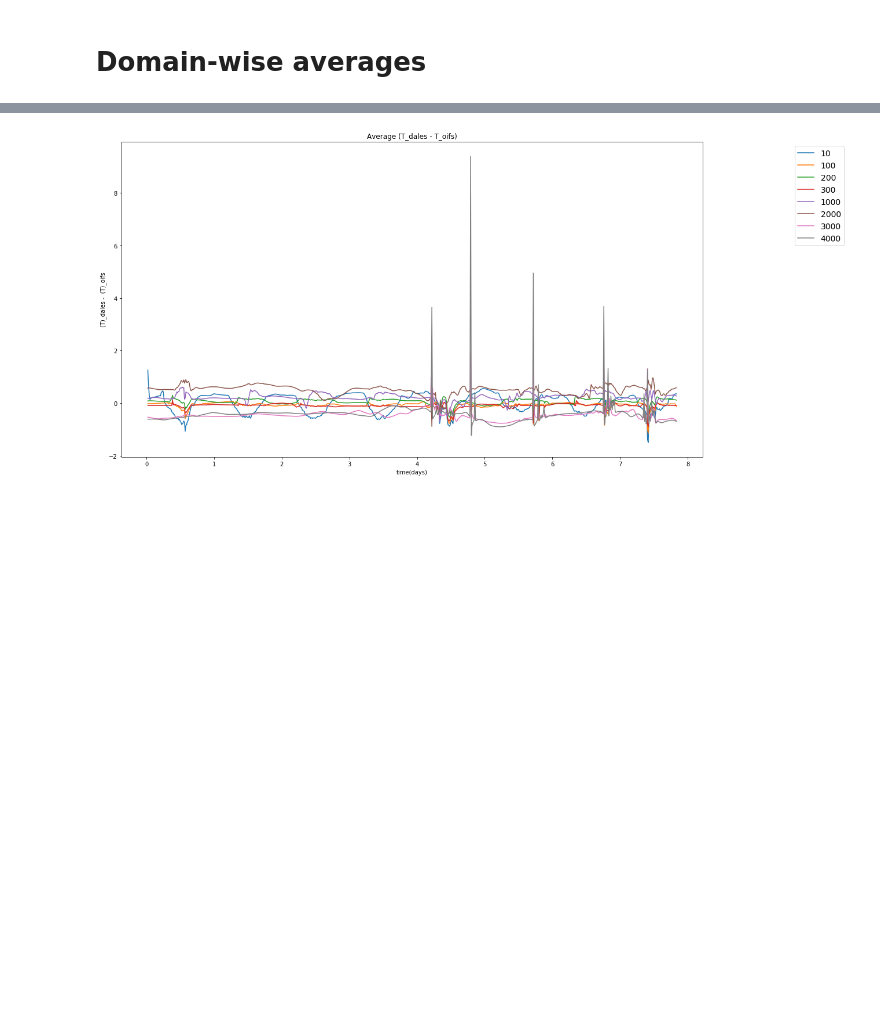
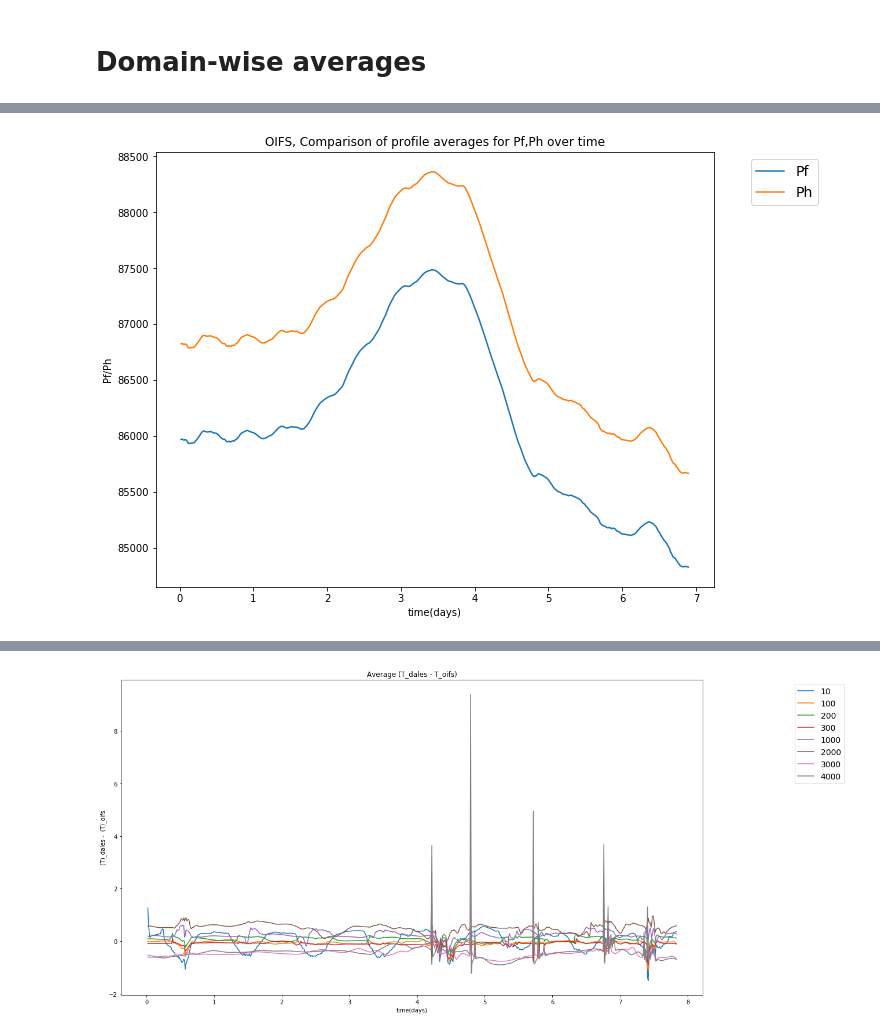
Before and after one commit to CloudResolvingClimateModeling/dalesview, a Jupyter notebook: Testing.ipynb, the cells around one changed output, grey strips where cells are left out. Saved outputs shown, nothing was run; the diff lists cells and outputs as text; code cells hidden in the pictures; blank space fills up the shorter version.

```diff
--- a/Testing.ipynb
+++ b/Testing.ipynb
@@ -506,0 +198,9 @@ pyplot.show()
+# %%
+## plot tuples
+profile_comparison = [('u', 'U'), ('v','V'), ('thl', 'THL'), ('qt','QT'), ('ql','QL'),
+                     ('t','T'), ('f_u', 'f_U'), ('f_v', 'f_V'), ('presf','Pf'),
+                      ('lwp','LWP'), ('twp', 'TWP')]
+
+profile_comparison_DALES_dual= [('f_thl', 'thl'), ('f_qt', 'qt'), ('qt', 'thl')] # two vertical axes
+profile_comparison_OIFS_mono = [('Pf', 'Ph')]
+profile_comparison_OIFS_dual = [('f_A', 'A'), ('QT', 'THL')] # two vertical axes
@@ -506,0 +281,23 @@ pyplot.show()
+# %%
+# OIFS mono plots
+fig_size = (10, 8)
+dpi_ = 300
+
+for plot_tuple in profile_comparison_OIFS_mono:
+    fig, ax = pyplot.subplots(figsize=fig_size)
+    Xdata = []
+    Ydata = []
+    labels = []
+    for var in plot_tuple:
+        Xdata.append(Time_series[1:])
+        Ydata.append(agg_time_series[var]['ts']['total'])
+        labels.append(var)
+
+    ax1, lgd = n_plots(ax, Xdata, Ydata, "time(days)", "/".join(labels), labels)
+    pyplot.title('OIFS, Comparison of profile averages for {} over time'.format(",".join(labels)))
+    pyplot.savefig("output/DALES_OIFS_{}_total_timeseries.png".format(plot_tuple[1]),
+                   dpi = dpi_, bbox_extra_artists=(lgd,), bbox_inches='tight')
+    pyplot.show()
+    pyplot.close()
+# %% [output]
+[figure, added]
```
Also changed, not shown: parts of 65 cells of this notebook, 20 other files.
